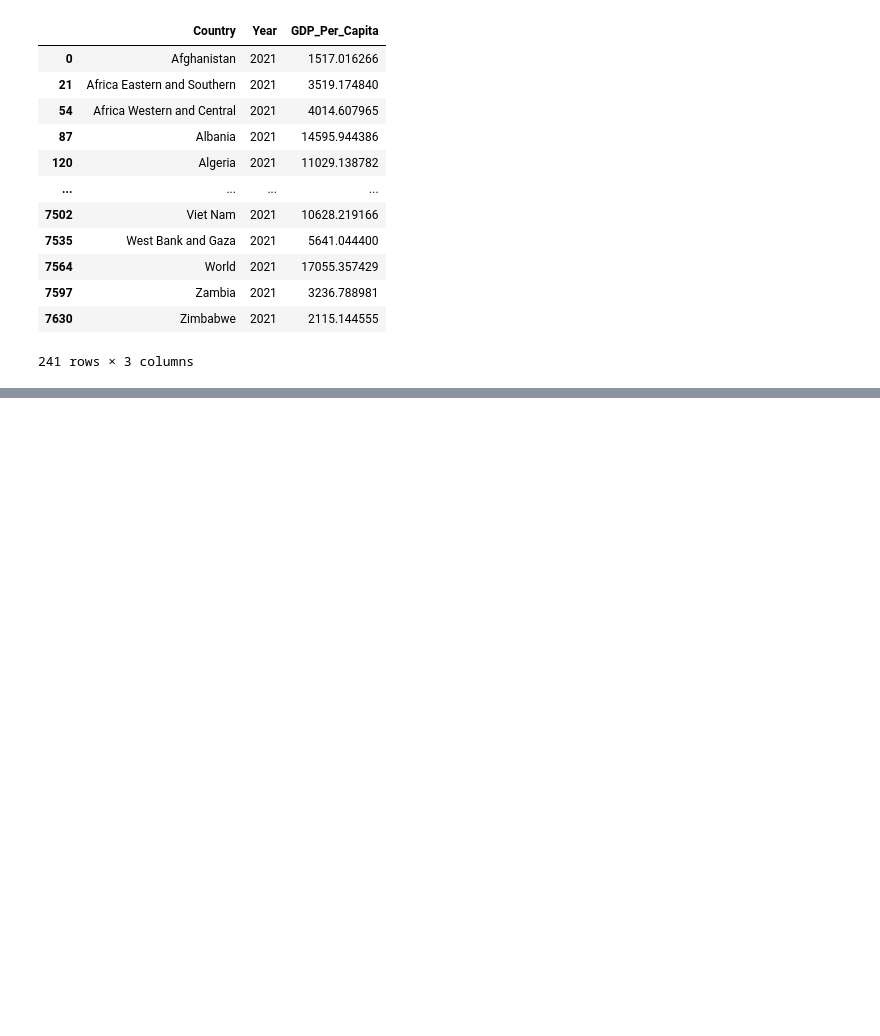
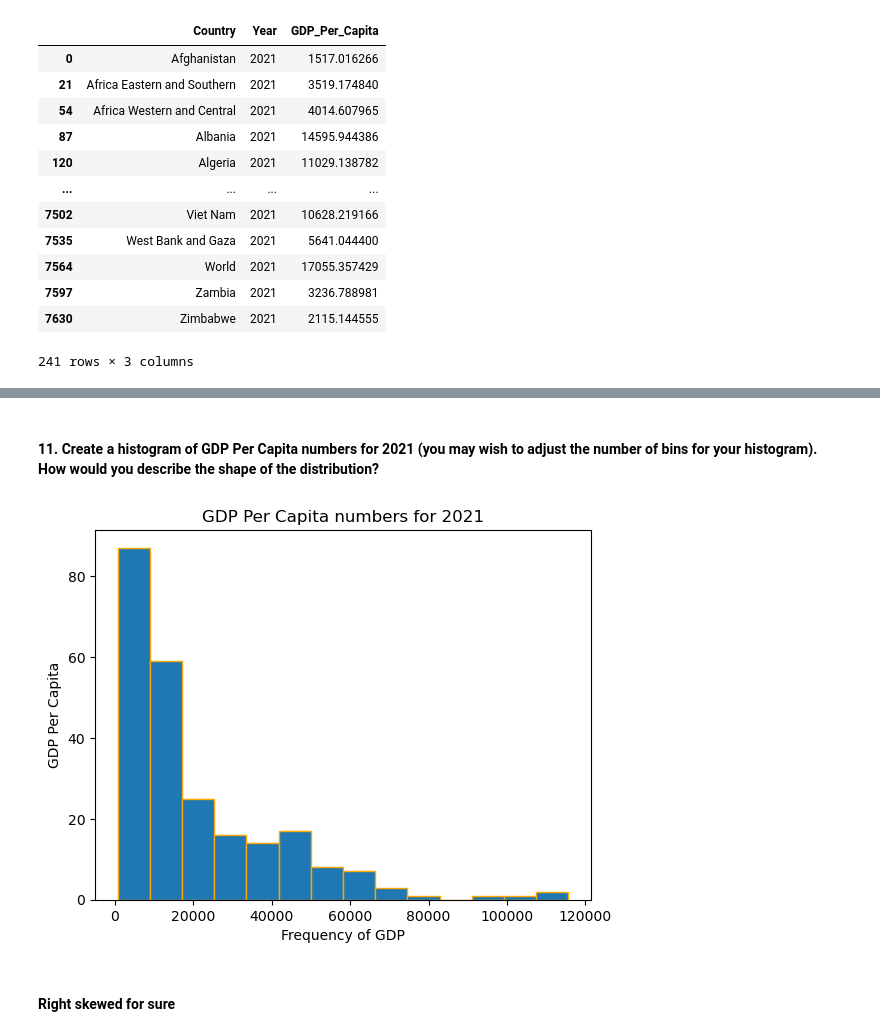
Before and after one commit to nss-data-science-cohort-8/un-exploration-catdgomez, a Jupyter notebook: notebooks/UN_Data_Exploration.ipynb, the cells around one changed output, grey strips where cells are left out. Cells and saved outputs as stored; diff of their text form; code cells hidden in the pictures; blank space fills up the shorter version.

```diff
--- a/notebooks/UN_Data_Exploration.ipynb
+++ b/notebooks/UN_Data_Exploration.ipynb
@@ -297,0 +312,17 @@ gdp_2021
+# %% [markdown]
+#### 11. Create a histogram of GDP Per Capita numbers for 2021 (you may wish to adjust the number of bins for your histogram). How would you describe the shape of the distribution?
+# %%
+plt.hist(
+    data=gdp_2021,
+    x='GDP_Per_Capita',
+        edgecolor='orange',
+    linewidth=1,
+    bins="auto"
+)
+plt.xlabel('Frequency of GDP')
+plt.ylabel('GDP Per Capita')
+plt.title('GDP Per Capita numbers for 2021');
+# %% [output]
+[figure, added]
+# %% [markdown]
+#### Right skewed for sure
```
Also changed, not shown: parts of 2 cells of this notebook.
